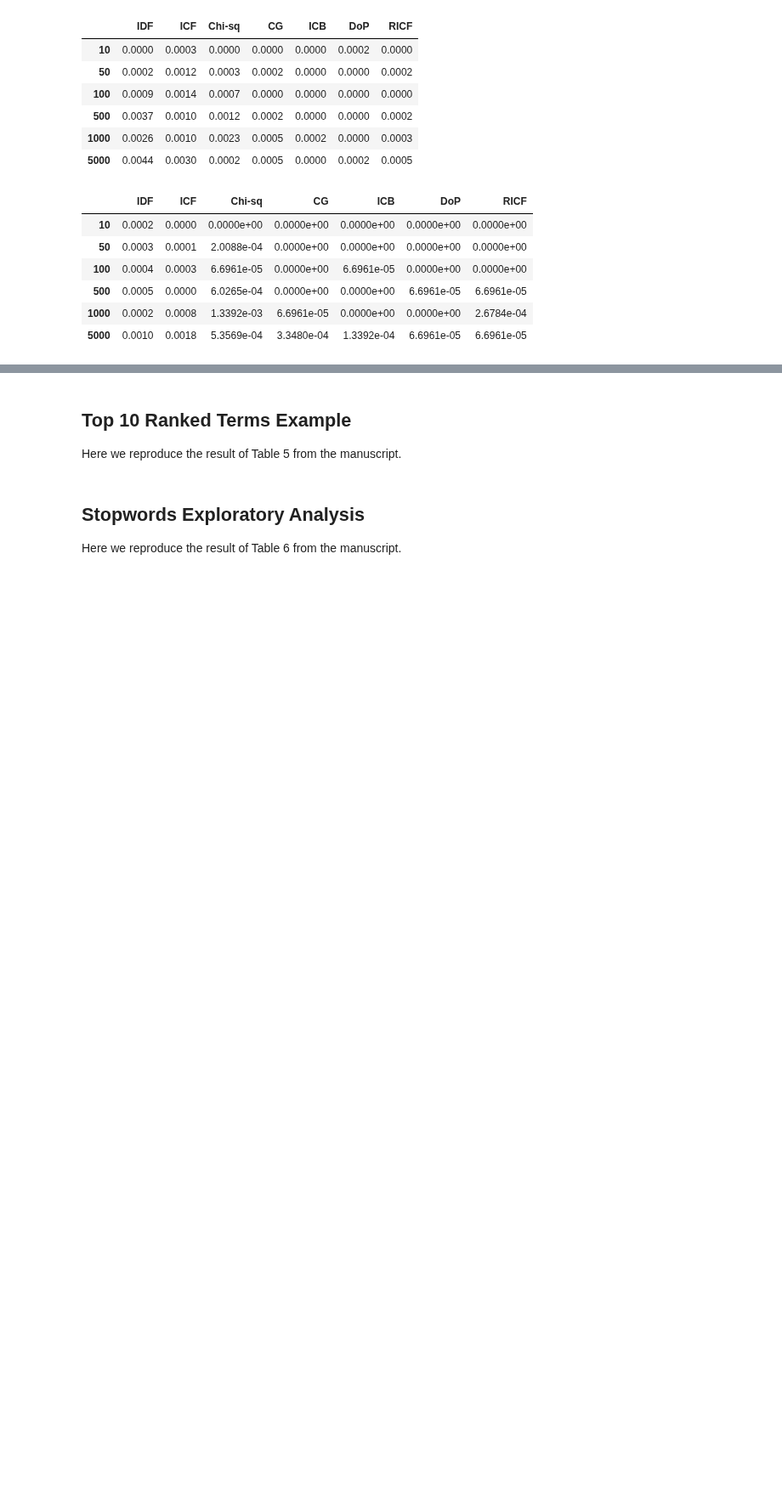
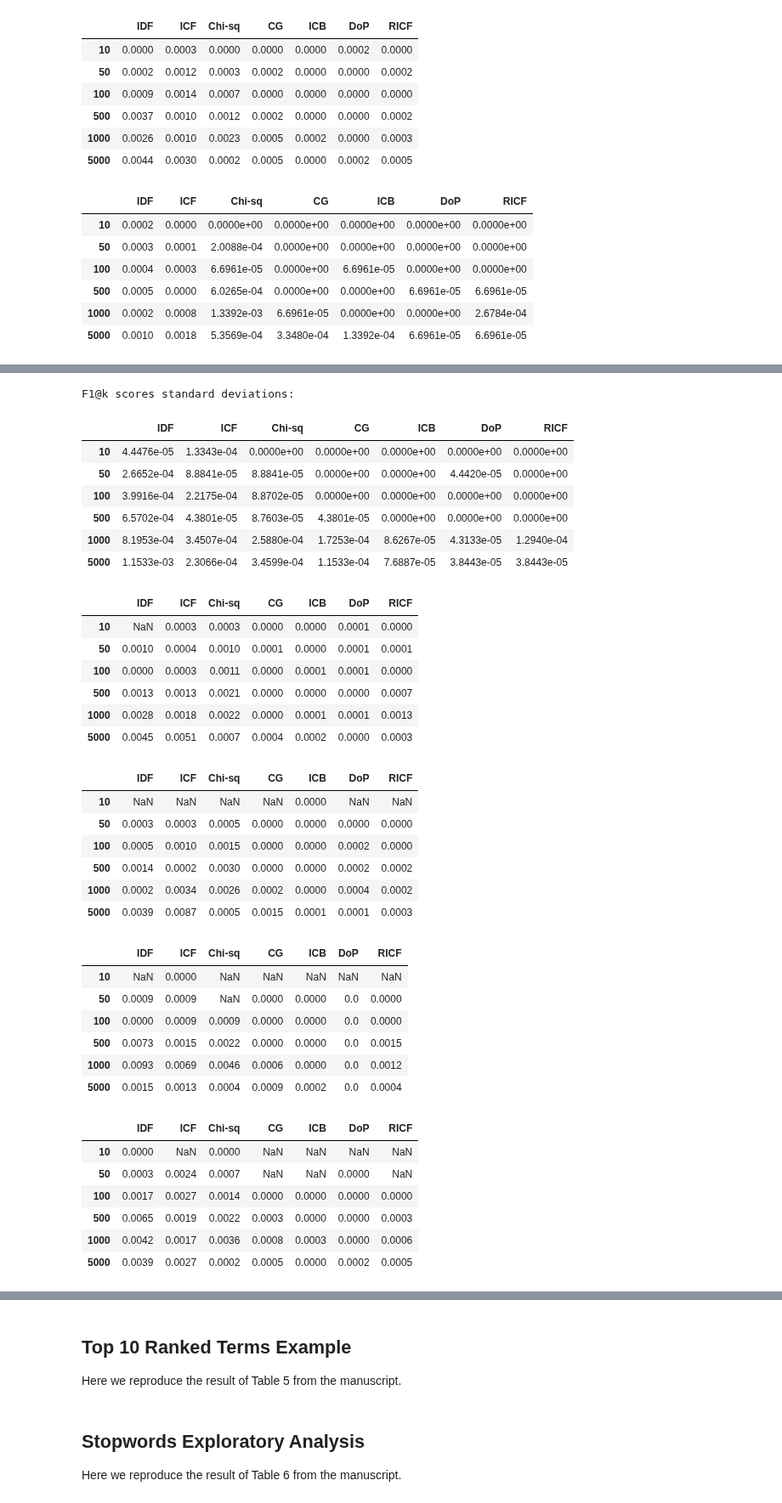
Before and after one commit to Sheridan-Stable/bursty-term-measure, a Jupyter notebook: genia/3-tables/tables.ipynb, the cells around one changed output, grey strips where cells are left out. Shown at 85% size. Drawn from its saved outputs; the diff is of its cells as text; code cells hidden in the pictures; blank space fills up the shorter version.

```diff
--- a/genia/3-tables/tables.ipynb
+++ b/genia/3-tables/tables.ipynb
@@ -672,0 +733,48 @@ with pd.option_context('display.precision', 4):
+# %%
+# Calculate standard deviation of F1@k scores and display to console
+all_fk_scores_sds = calculate_sds(all_fk_scores)
+print("F1@k scores standard deviations:")
+with pd.option_context('display.precision', 4):
+    display(all_fk_scores_sds[0])
+    display(all_fk_scores_sds[1])
+    display(all_fk_scores_sds[2])
+    display(all_fk_scores_sds[3])
+    display(all_fk_scores_sds[4])
+    display(all_fk_scores_sds[5])
+# %% [output]
+F1@k scores standard deviations:
+|  | IDF | ICF | Chi-sq | CG | ICB | DoP | RICF |
+| 10 | 4.4476e-05 | 1.3343e-04 | 0.0000e+00 | 0.0000e+00 | 0.0000e+00 | 0.0000e+00 | 0.0000e+00 |
+| 50 | 2.6652e-04 | 8.8841e-05 | 8.8841e-05 | 0.0000e+00 | 0.0000e+00 | 4.4420e-05 | 0.0000e+00 |
+| 100 | 3.9916e-04 | 2.2175e-04 | 8.8702e-05 | 0.0000e+00 | 0.0000e+00 | 0.0000e+00 | 0.0000e+00 |
+| 500 | 6.5702e-04 | 4.3801e-05 | 8.7603e-05 | 4.3801e-05 | 0.0000e+00 | 0.0000e+00 | 0.0000e+00 |
+| 1000 | 8.1953e-04 | 3.4507e-04 | 2.5880e-04 | 1.7253e-04 | 8.6267e-05 | 4.3133e-05 | 1.2940e-04 |
+| 5000 | 1.1533e-03 | 2.3066e-04 | 3.4599e-04 | 1.1533e-04 | 7.6887e-05 | 3.8443e-05 | 3.8443e-05 |
+|  | IDF | ICF | Chi-sq | CG | ICB | DoP | RICF |
+| 10 | NaN | 0.0003 | 0.0003 | 0.0000 | 0.0000 | 0.0001 | 0.0000 |
+| 50 | 0.0010 | 0.0004 | 0.0010 | 0.0001 | 0.0000 | 0.0001 | 0.0001 |
+| 100 | 0.0000 | 0.0003 | 0.0011 | 0.0000 | 0.0001 | 0.0001 | 0.0000 |
+| 500 | 0.0013 | 0.0013 | 0.0021 | 0.0000 | 0.0000 | 0.0000 | 0.0007 |
+| 1000 | 0.0028 | 0.0018 | 0.0022 | 0.0000 | 0.0001 | 0.0001 | 0.0013 |
+| 5000 | 0.0045 | 0.0051 | 0.0007 | 0.0004 | 0.0002 | 0.0000 | 0.0003 |
+|  | IDF | ICF | Chi-sq | CG | ICB | DoP | RICF |
+| 10 | NaN | NaN | NaN | NaN | 0.0000 | NaN | NaN |
+| 50 | 0.0003 | 0.0003 | 0.0005 | 0.0000 | 0.0000 | 0.0000 | 0.0000 |
+| 100 | 0.0005 | 0.0010 | 0.0015 | 0.0000 | 0.0000 | 0.0002 | 0.0000 |
+| 500 | 0.0014 | 0.0002 | 0.0030 | 0.0000 | 0.0000 | 0.0002 | 0.0002 |
+| 1000 | 0.0002 | 0.0034 | 0.0026 | 0.0002 | 0.0000 | 0.0004 | 0.0002 |
+| 5000 | 0.0039 | 0.0087 | 0.0005 | 0.0015 | 0.0001 | 0.0001 | 0.0003 |
+|  | IDF | ICF | Chi-sq | CG | ICB | DoP | RICF |
+| 10 | NaN | 0.0000 | NaN | NaN | NaN | NaN | NaN |
+| 50 | 0.0009 | 0.0009 | NaN | 0.0000 | 0.0000 | 0.0 | 0.0000 |
+| 100 | 0.0000 | 0.0009 | 0.0009 | 0.0000 | 0.0000 | 0.0 | 0.0000 |
+| 500 | 0.0073 | 0.0015 | 0.0022 | 0.0000 | 0.0000 | 0.0 | 0.0015 |
+| 1000 | 0.0093 | 0.0069 | 0.0046 | 0.0006 | 0.0000 | 0.0 | 0.0012 |
+| 5000 | 0.0015 | 0.0013 | 0.0004 | 0.0009 | 0.0002 | 0.0 | 0.0004 |
+|  | IDF | ICF | Chi-sq | CG | ICB | DoP | RICF |
+| 10 | 0.0000 | NaN | 0.0000 | NaN | NaN | NaN | NaN |
+| 50 | 0.0003 | 0.0024 | 0.0007 | NaN | NaN | 0.0000 | NaN |
+| 100 | 0.0017 | 0.0027 | 0.0014 | 0.0000 | 0.0000 | 0.0000 | 0.0000 |
+| 500 | 0.0065 | 0.0019 | 0.0022 | 0.0003 | 0.0000 | 0.0000 | 0.0003 |
+| 1000 | 0.0042 | 0.0017 | 0.0036 | 0.0008 | 0.0003 | 0.0000 | 0.0006 |
+| 5000 | 0.0039 | 0.0027 | 0.0002 | 0.0005 | 0.0000 | 0.0002 | 0.0005 |
```
Also changed, not shown: parts of 14 cells of this notebook.
